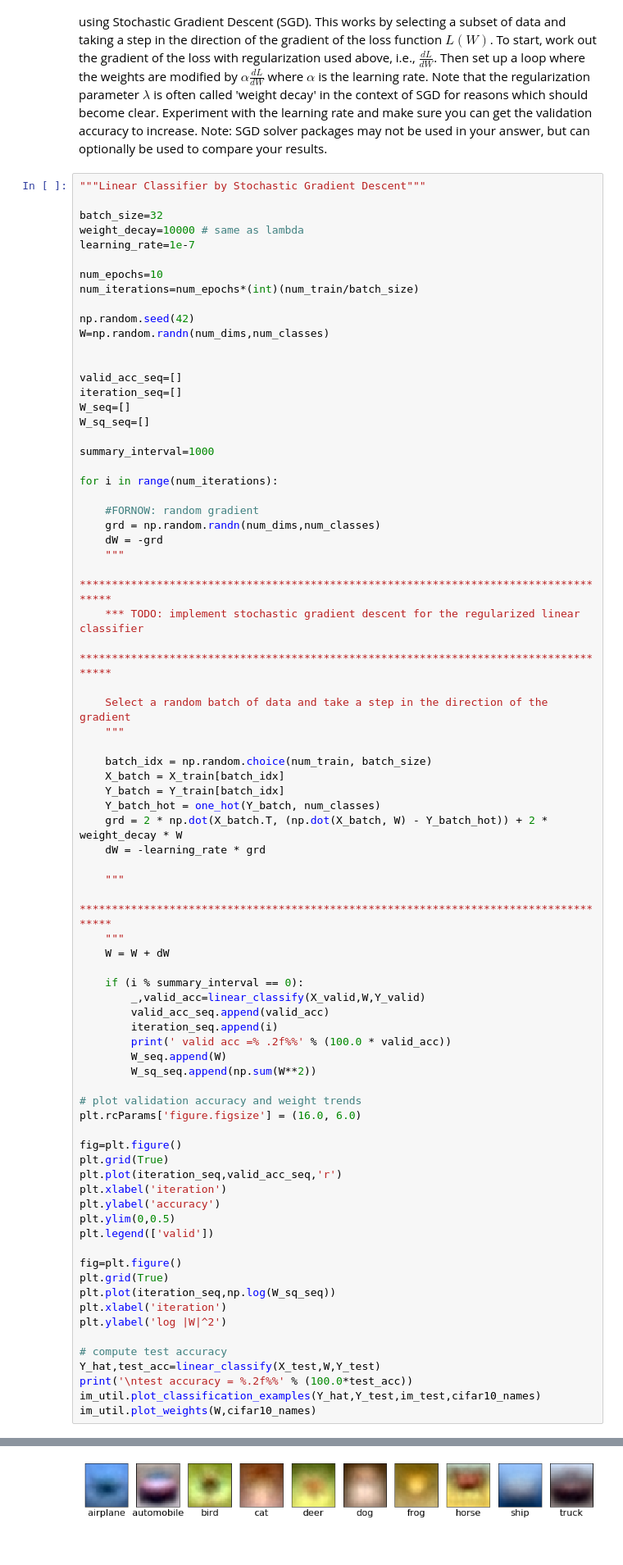
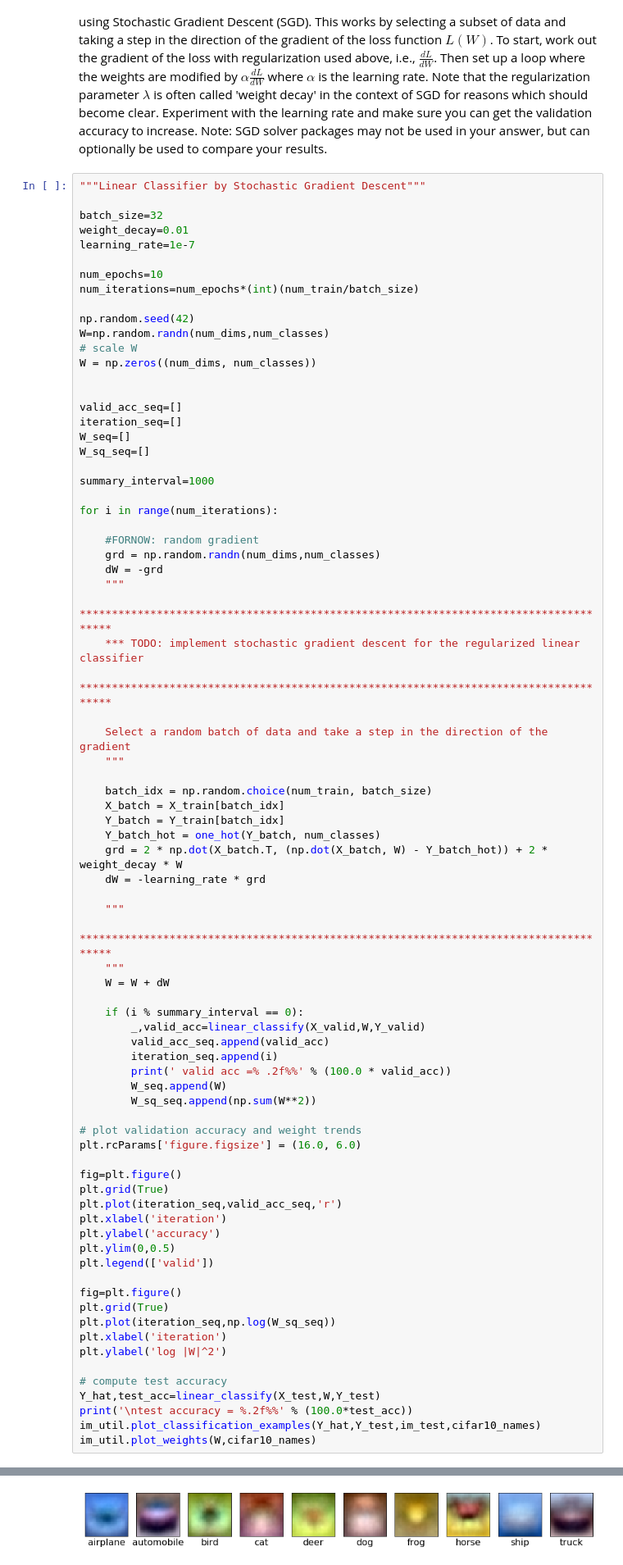
Before and after one commit to coltenfowler83/ImageClassification, a Jupyter notebook: Project3_1.ipynb, the cells around one changed output, grey strips where cells are left out. Shown: that part at 82% size. Saved outputs shown, nothing was run; the diff lists cells and outputs as text.

```diff
--- a/Project3_1.ipynb
+++ b/Project3_1.ipynb
@@ -342,7 +342,7 @@ The code above solved for the weights `W` by solving a single linear system over
 """Linear Classifier by Stochastic Gradient Descent"""
 
 batch_size=32
-weight_decay=10000 # same as lambda
+weight_decay=0.01
 learning_rate=1e-7
 
 num_epochs=10
@@ -350,6 +350,8 @@ num_iterations=num_epochs*(int)(num_train/batch_size)
 
 np.random.seed(42)
 W=np.random.randn(num_dims,num_classes)
+# scale W
+W = np.zeros((num_dims, num_classes))
 
 
 valid_acc_seq=[]
@@ -439,4 +441,4 @@ test accuracy = 17.05%
-[figure, old version]
+[figure, new version]
 # %% [markdown]
 ### Investigate Stochastic Gradient Descent [15%]
 
```
Also changed, not shown: parts of 13 cells of this notebook, 1 other file.
